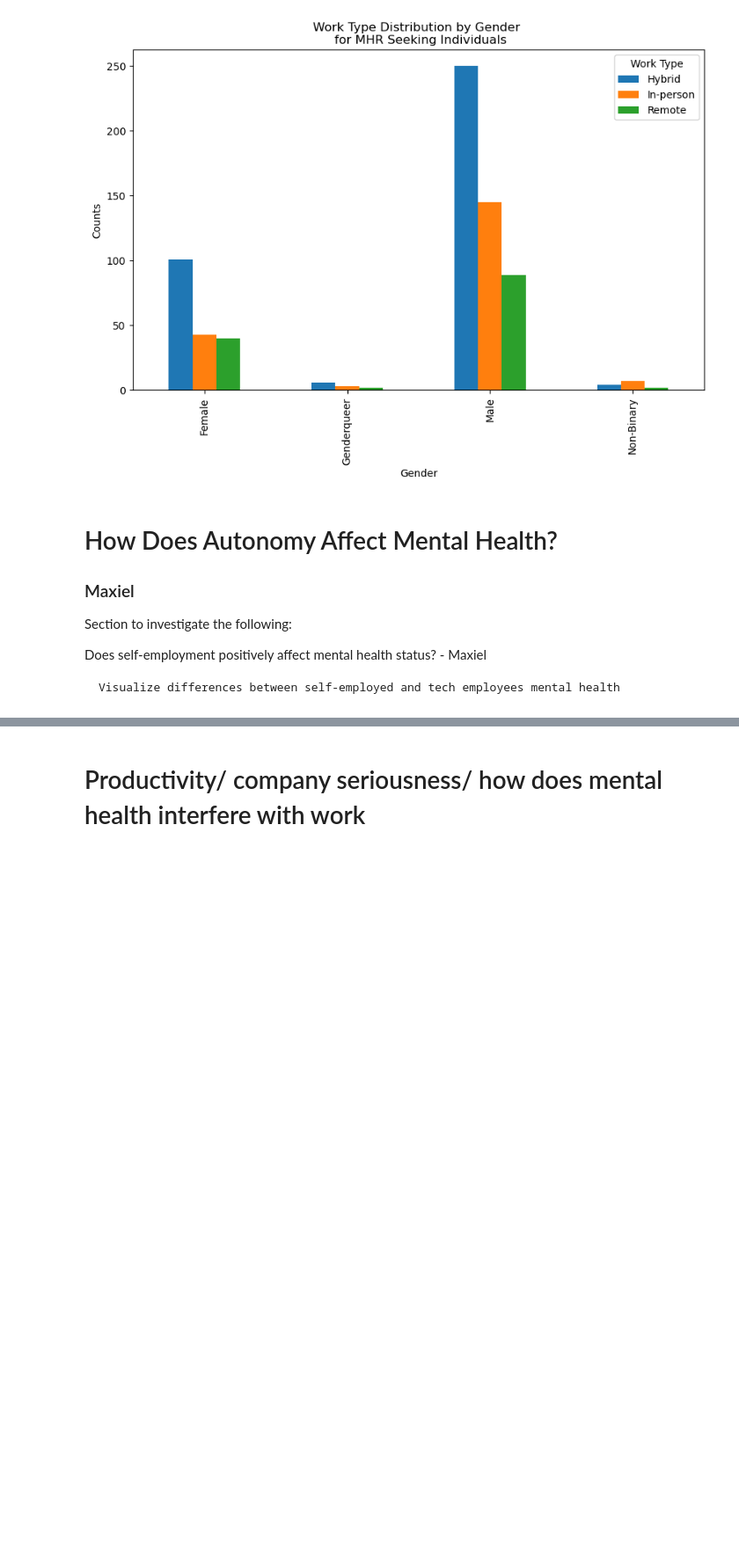
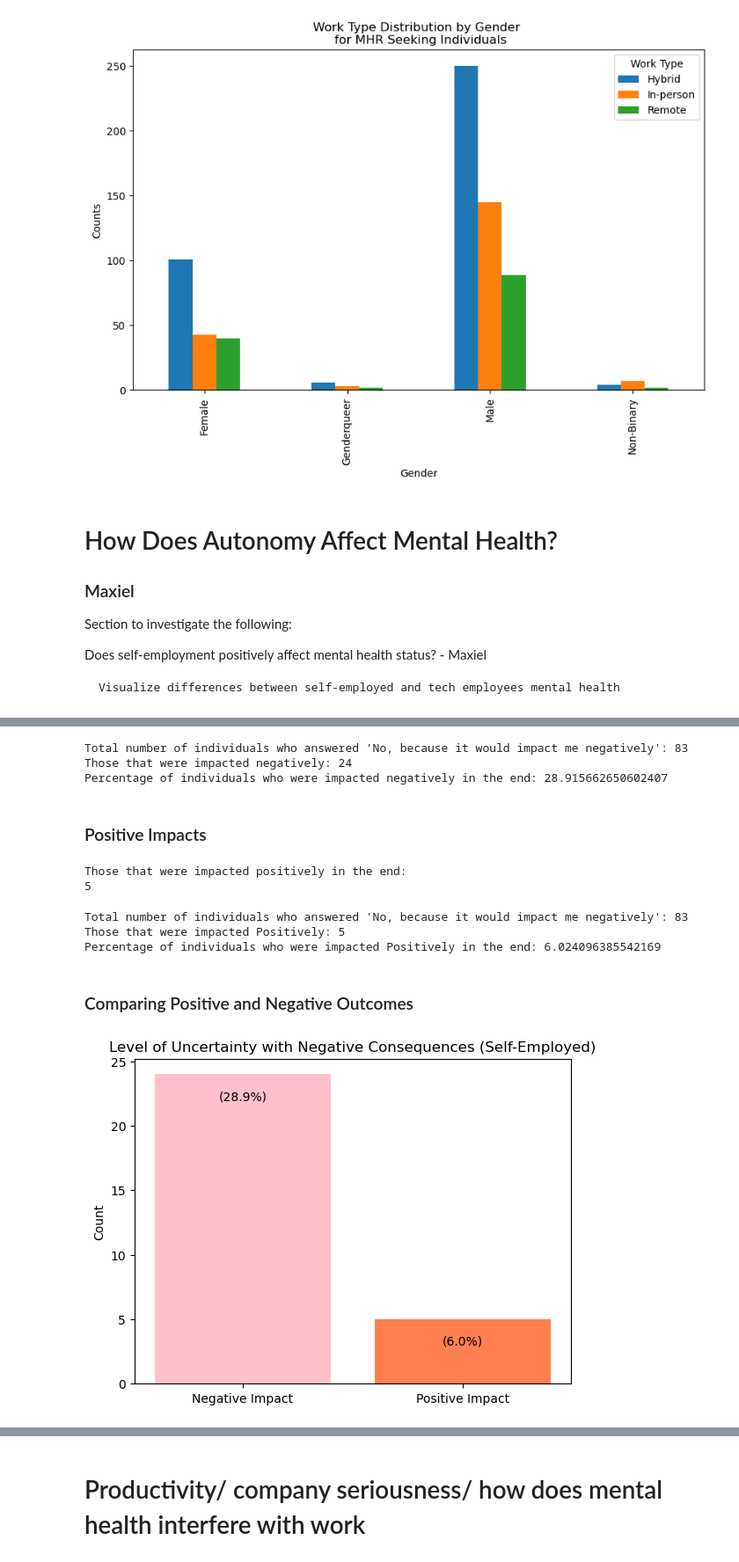
Before and after one commit to June-buggy/Project_01, a Jupyter notebook: Project_01.ipynb, the cells around one changed output, grey strips where cells are left out. Shown at 88% size. Cells and saved outputs as stored; diff of their text form; code cells hidden in the pictures; blank space fills up the shorter version.

```diff
--- a/Project_01.ipynb
+++ b/Project_01.ipynb
@@ -496,0 +705,80 @@ Does self-employment positively affect mental health status? - Maxiel
+# %%
+# Calculate the total number of individuals who answered "No, because it would impact me negatively"
+total_negative_impact_count = len(negative_impact_df)
+
+# Calculate the count and percentage of those who answered "Yes" in the second question
+count_yes = impact_responses.get("Yes", 0)
+percentage_yes = (count_yes / total_negative_impact_count) * 100
+
+# Print the results
+print("Total number of individuals who answered 'No, because it would impact me negatively':", total_negative_impact_count)
+print("Those that were impacted negatively:", count_yes)
+print("Percentage of individuals who were impacted negatively in the end:", percentage_yes)
+# %% [output]
+Total number of individuals who answered 'No, because it would impact me negatively': 83
+Those that were impacted negatively: 24
+Percentage of individuals who were impacted negatively in the end: 28.915662650602407
+# %% [markdown]
+###  Positive Impacts
+# %%
+# Filter for those who responded "No, because it would impact me negatively"
+positive_impact_df = self_employed_df[
+    self_employed_df['If you have been diagnosed or treated for a mental health disorder, do you ever reveal this to clients or business contacts?'] == "No, because it would impact me negatively"
+]
+
+# Count the responses in the "If you have revealed a mental health issue to a client or business contact, do you believe this has impacted you negatively?" column
+impact_responses = positive_impact_df['If you have revealed a mental health issue to a client or business contact, do you believe this has impacted you negatively?'].value_counts()
+
+# Print the count for the "Yes" response
+count_No = impact_responses.get("No", 0)
+print("Those that were impacted positively in the end:")
+print(count_No)
+# %% [output]
+Those that were impacted positively in the end:
+5
+# %%
+# Calculate the total number of individuals who answered "No, because it would impact me negatively"
+total_positive_impact_count = len(positive_impact_df)
+
+# Calculate the count and percentage of those who answered "Yes" in the second question
+count_No = impact_responses.get("No", 0)
+percentage_No = (count_No / total_positive_impact_count) * 100
+
+# Print the results
+print("Total number of individuals who answered 'No, because it would impact me negatively':", total_positive_impact_count)
+print("Those that were impacted Positively:", count_No)
+print("Percentage of individuals who were impacted Positively in the end:", percentage_No)
+# %% [output]
+Total number of individuals who answered 'No, because it would impact me negatively': 83
+Those that were impacted Positively: 5
+Percentage of individuals who were impacted Positively in the end: 6.024096385542169
+# %% [markdown]
+### Comparing Positive and Negative Outcomes
+# %%
+# Data for negative impact
+total_negative_impact_count = 83
+count_yes_negative = 24
+percentage_yes_negative = (count_yes_negative / total_negative_impact_count) * 100
+
+# Data for positive impact
+total_positive_impact_count = 83
+count_No_positive = 5
+percentage_No_positive = (count_No_positive / total_positive_impact_count) * 100
+
+# Create data for plotting
+labels = ['Negative Impact', 'Positive Impact']
+values = [count_yes_negative, count_No_positive]
+percentages = [percentage_yes_negative, percentage_No_positive]
+
+# Create a regular bar graph
+plt.bar(labels, values, color=['pink', 'coral'])
+plt.ylabel('Count')
+plt.title('Level of Uncertainty with Negative Consequences (Self-Employed)')
+
+# Annotate bars with percentages below them
+for i, value in enumerate(values):
+    plt.text(i, value - 2, f"({percentages[i]:.1f}%)", ha='center', color='black')
+
+plt.show()
+# %% [output]
+[figure, added]
```
Also changed, not shown: parts of 34 cells of this notebook, 1 other file.
